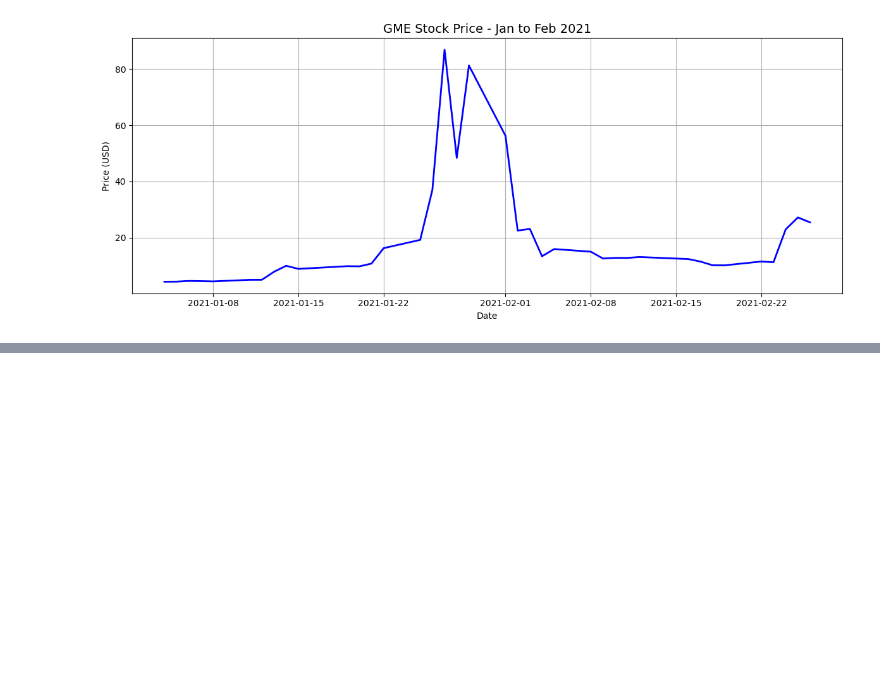
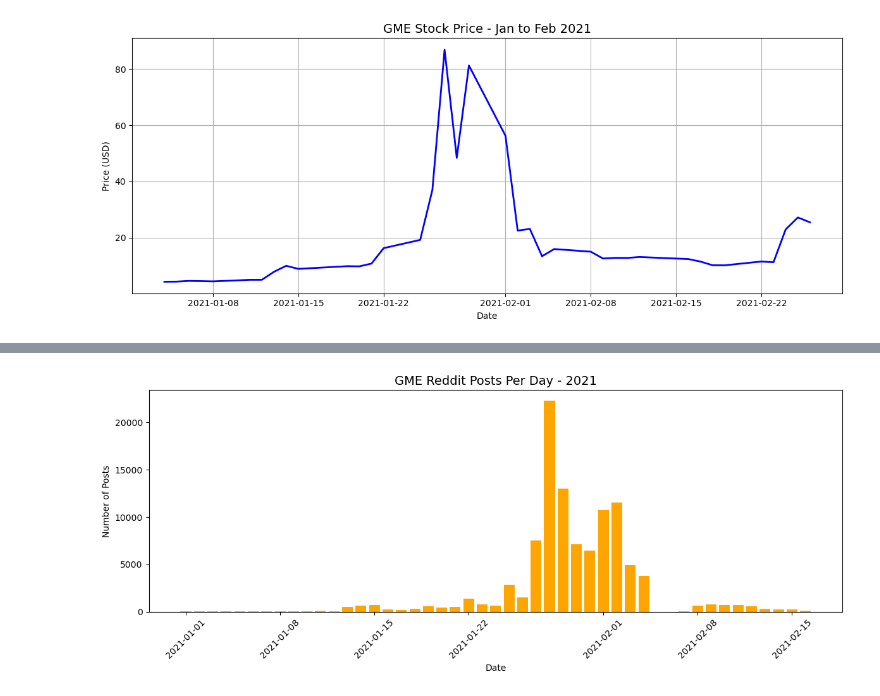
Before and after one commit to madhulikaw/sentiment-stock-analysis, a Jupyter notebook: notebooks/03_eda.ipynb, the cells around one changed output, grey strips where cells are left out. Saved outputs shown, nothing was run; the diff lists cells and outputs as text; code cells hidden in the pictures; blank space fills up the shorter version.

```diff
--- a/notebooks/03_eda.ipynb
+++ b/notebooks/03_eda.ipynb
@@ -32,0 +46,14 @@ plt.show()
+# %%
+#Filtering only 2021 data
+reddit_2021 = reddit[reddit['date'].dt.year == 2021]
+posts_per_day = reddit_2021.groupby('date').size().reset_index(name='post_count')
+plt.figure(figsize=(12, 5))
+plt.bar(posts_per_day['date'], posts_per_day['post_count'], color='orange')
+plt.title('GME Reddit Posts Per Day - 2021', fontsize=14)
+plt.xlabel('Date')
+plt.ylabel('Number of Posts')
+plt.xticks(rotation=45)
+plt.tight_layout()
+plt.show()
+# %% [output]
+[figure, added]
```
Also changed, not shown: parts of 3 cells of this notebook, 2 other files.
